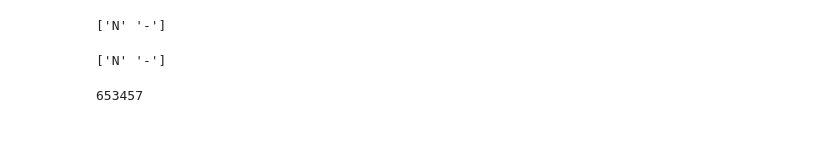
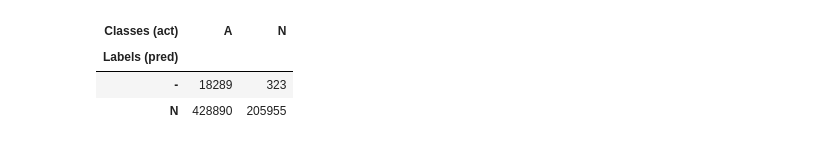
Before and after one commit to luis-puhl/minas-flink, a Jupyter notebook: mfog-mpi/src/minas/evaluate.ipynb, the cells around one changed output. Cells and saved outputs as stored; diff of their text form; code cells hidden in the pictures.

```diff
--- a/mfog-mpi/src/minas/evaluate.ipynb
+++ b/mfog-mpi/src/minas/evaluate.ipynb
@@ -5,19 +6,17 @@ import pandas as pd
 # %%
 def getExamplesDf(path):
     df = pd.read_csv(filepath_or_buffer=path, header=None)
-    return pd.DataFrame({
-        'id': df.index,
-        'class': df[22],
-    })
+    df['id'] = df.index
+    df['class'] = df[22]
+    return df
 examplesDf = getExamplesDf('../../datasets/test.csv')
 examplesSize = examplesDf.shape[0]
 # examplesDf
 # %%
 def getMatchesDf(path):
     df = pd.read_csv(filepath_or_buffer=path)
-    return pd.DataFrame({
-        'id': df['#pointId'].astype(int),
-        'label': df['label'],
-    })
-matchesDf = getMatchesDf('../../out/serial.csv')
+    df['id'] = df['#pointId'].astype(int)
+    return df;
+mfogDF = getMatchesDf('../../out/matches.csv')
+minasDF = getMatchesDf('../../out/minas-og/2020-07-20T18-36-59.803/matches.csv')
 # matchesDf
@@ -45,41 +30,32 @@ def getOriginalMatchesDf(path):
         if label == 'Unk': return '-'
         if label.startswith('C '): return label.replace('C ', '')
         return label
-    # ogdf['class'] = cleanStrCol(ogdf['class'], 'Classe Real:')
-    # ogdf['label'] = cleanStrCol(ogdf['label'], 'Classe MINAS:')
     return pd.DataFrame({
         'id': df['id'].apply(lambda x: x.replace('Ex:', '').strip()).astype(int) - 1,
         'label': df['label'].apply(cleanLabel),
-        # 'class': df['class'].apply(lambda x: x.replace('Classe Real:', '').strip()),
     })
-# ogdf = getOriginalMatchesDf('../../out/minas-og/2020-07-17T18-24-02.629/results')
+ogdf = getOriginalMatchesDf('../../out/minas-og/2020-07-20T12-21-54.755/results')
 # print(ogdf['label'].unique())
 # ogdf
-# %% [output]
-['N' '-']
-# %%
-# /home/puhl/project/minas-flink/mfog-mpi/out/minas-og/2020-07-20T12-21-54.755/matches.csv
-# ogndDf = getOriginalMatchesDf('../../out/minas-og/2020-07-17T17-41-09.209/results')
-# ogndDf['label'].unique()
-
-ogKmSansND = getMatchesDf('../../out/minas-og/2020-07-20T12-21-54.755/matches.csv')
-print(ogKmSansND['label'].unique())
-
-# ogKmND = getMatchesDf('../../out/minas-og/2020-07-20T12-18-21.758/matches.csv')
-# print(ogKmND['label'].unique())
-
-# ogKmND_nonMatch = getOriginalMatchesDf('../../out/minas-og/2020-07-20T12-18-21.758/results')
-# print(ogKmND_nonMatch['label'].unique())
-# %% [output]
-['N' '-']
 # %%
 def merge(exDf, maDf):
-    assert exDf.columns.all(['id', 'class'])
-    assert maDf.columns.all(['id', 'label'])
-    return pd.merge(exDf, maDf, on='id', how='left')[['id', 'class', 'label']]
-def confusionMatrix(merged):
+    def checkCols(df, cols):
+        return pd.Series(cols).isin(df.columns).all()
+    assert checkCols(exDf, ['id', 'class'])
+    assert checkCols(maDf, ['id', 'label'])
+    return pd.merge(exDf[['id', 'class']], maDf[['id', 'label']], on='id', how='left')
+def confusionMatrix(exDf, maDf=None):
+    merged = exDf
+    if maDf is not None:
+        merged = merge(exDf, maDf)
     assert merged.columns.all(['id', 'class', 'label'])
     return pd.crosstab(merged['class'], merged['label'],
                        rownames=['Classes (act)'], colnames=['Labels (pred)']).transpose()
+confusionMatrix(examplesDf, mfogDF)
+# %% [output]
+| Classes (act) | A | N |
+| Labels (pred) |  |  |
+| - | 18289 | 323 |
+| N | 428890 | 205955 |
 # %%
 def printEval(exDf, maDf):
@@ -108,9 +86,0 @@ def printEval(exDf, maDf):
-# %%
-# printEval(examplesDf, matchesDf)
-# printEval(examplesDf, ogdf)
-# printEval(examplesDf, ogndDf)
-minasDf = ogKmSansND
-minasMatches = minasDf.shape[0]
-minasMatches
-# %% [output]
-653457
```
Also changed, not shown: parts of 16 cells of this notebook, 7 other files.
